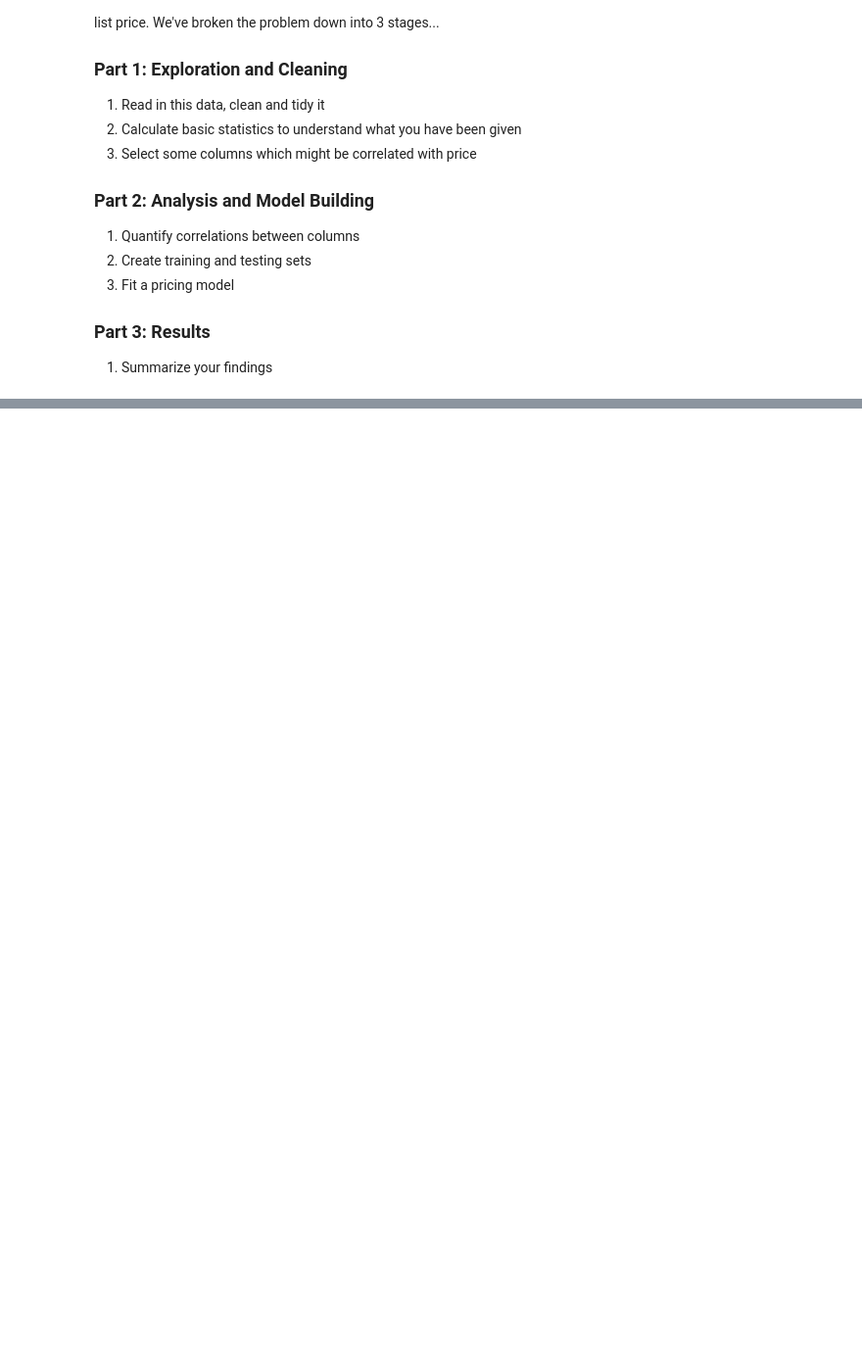
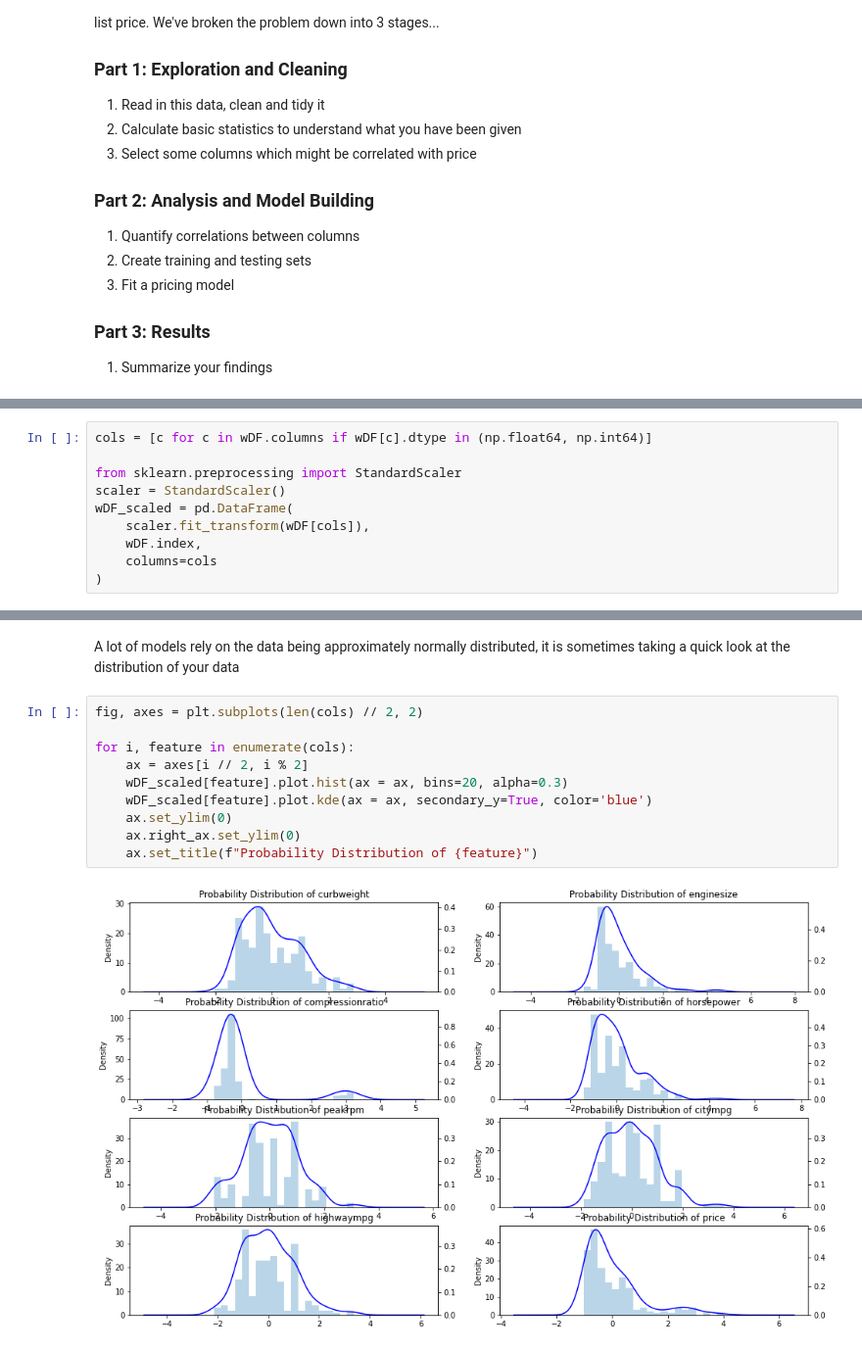
Before and after one commit to ianabc/m2pi2022, a Jupyter notebook: ProblemSession/CarPricing/CarPricing.ipynb, the cells around one changed output, grey strips where cells are left out. Shown at 98% size. Cells and saved outputs as stored; diff of their text form; blank space fills up the shorter version.

```diff
--- a/ProblemSession/CarPricing/CarPricing.ipynb
+++ b/ProblemSession/CarPricing/CarPricing.ipynb
@@ -49,0 +169,10 @@ wDF = pd.read_csv(
+# %%
+cols = [c for c in wDF.columns if wDF[c].dtype in (np.float64, np.int64)]
+
+from sklearn.preprocessing import StandardScaler
+scaler = StandardScaler()
+wDF_scaled = pd.DataFrame(
+    scaler.fit_transform(wDF[cols]),
+    wDF.index,
+    columns=cols
+)
@@ -49,0 +196,14 @@ wDF = pd.read_csv(
+# %% [markdown]
+A lot of models rely on the data being approximately normally distributed, it is sometimes taking a quick look at the distribution of your data
+# %%
+fig, axes = plt.subplots(len(cols) // 2, 2)
+
+for i, feature in enumerate(cols):
+    ax = axes[i // 2, i % 2]
+    wDF_scaled[feature].plot.hist(ax = ax, bins=20, alpha=0.3)
+    wDF_scaled[feature].plot.kde(ax = ax, secondary_y=True, color='blue')
+    ax.set_ylim(0)
+    ax.right_ax.set_ylim(0)
+    ax.set_title(f"Probability Distribution of {feature}")
+# %% [output]
+[figure, added]
```
Also changed, not shown: parts of 91 cells of this notebook, 1 other file.
